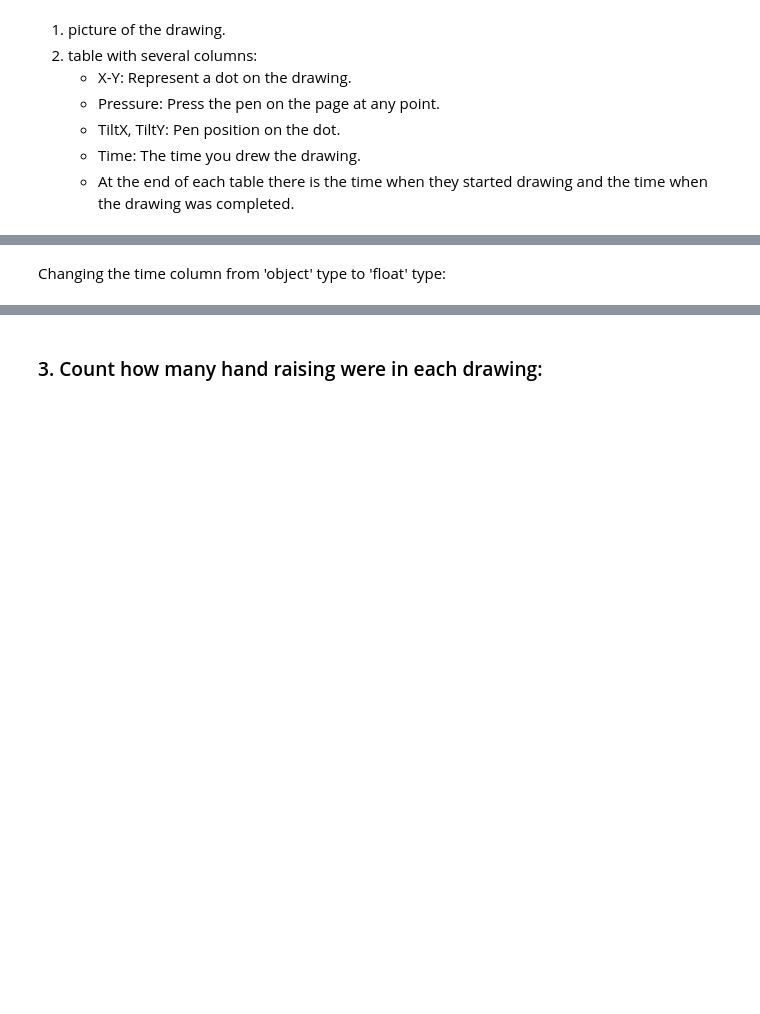
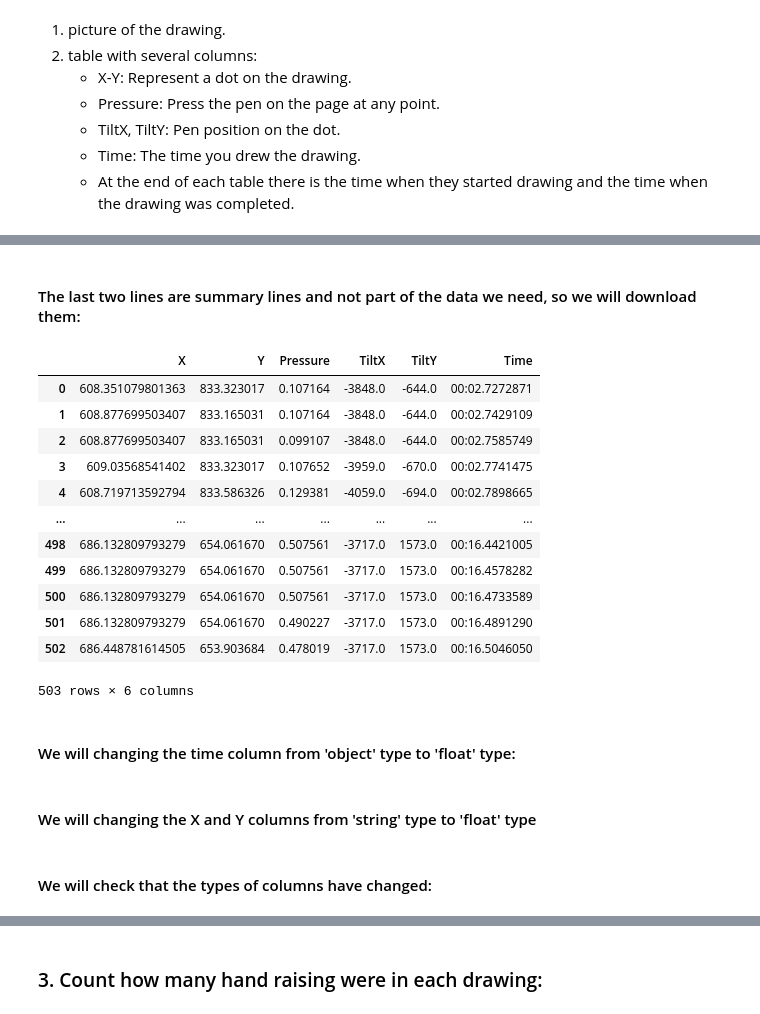
Before and after one commit to MoriaRoz/Data_Simulation_Project, a Jupyter notebook: Kid's drawings.ipynb, the cells around one changed output, grey strips where cells are left out. Saved outputs shown, nothing was run; the diff lists cells and outputs as text; code cells hidden in the pictures; blank space fills up the shorter version.

```diff
--- a/Kid's drawings.ipynb
+++ b/Kid's drawings.ipynb
@@ -94,2 +99,22 @@ rows
+# %% [markdown]
+#### The last two lines are summary lines and not part of the data we need, so we will download them:
+# %%
+df=df.drop(rows-1)
+df=df.drop(rows-2)
+df
+# %% [output]
+|  | X | Y | Pressure | TiltX | TiltY | Time |
+| 0 | 608.351079801363 | 833.323017 | 0.107164 | -3848.0 | -644.0 | 00:02.7272871 |
+| 1 | 608.877699503407 | 833.165031 | 0.107164 | -3848.0 | -644.0 | 00:02.7429109 |
+| 2 | 608.877699503407 | 833.165031 | 0.099107 | -3848.0 | -644.0 | 00:02.7585749 |
+| 3 | 609.03568541402 | 833.323017 | 0.107652 | -3959.0 | -670.0 | 00:02.7741475 |
+| 4 | 608.719713592794 | 833.586326 | 0.129381 | -4059.0 | -694.0 | 00:02.7898665 |
+| ... | ... | ... | ... | ... | ... | ... |
+| 498 | 686.132809793279 | 654.061670 | 0.507561 | -3717.0 | 1573.0 | 00:16.4421005 |
+| 499 | 686.132809793279 | 654.061670 | 0.507561 | -3717.0 | 1573.0 | 00:16.4578282 |
+| 500 | 686.132809793279 | 654.061670 | 0.507561 | -3717.0 | 1573.0 | 00:16.4733589 |
+| 501 | 686.132809793279 | 654.061670 | 0.490227 | -3717.0 | 1573.0 | 00:16.4891290 |
+| 502 | 686.448781614505 | 653.903684 | 0.478019 | -3717.0 | 1573.0 | 00:16.5046050 |
+503 rows × 6 columns
 # %% [markdown]
-Changing the time column from 'object' type to 'float' type:
+####  We will changing the time column from 'object' type to 'float' type:
@@ -105,0 +131,2 @@ df.iloc[:,5] = df.iloc[:,5].astype('float')
+# %% [markdown]
+####  We will changing the X and Y columns from 'string' type to 'float' type
@@ -105,0 +152,2 @@ df.iloc[:,5] = df.iloc[:,5].astype('float')
+# %% [markdown]
+####  We will check that the types of columns have changed:
```
Also changed, not shown: parts of 35 cells of this notebook.
